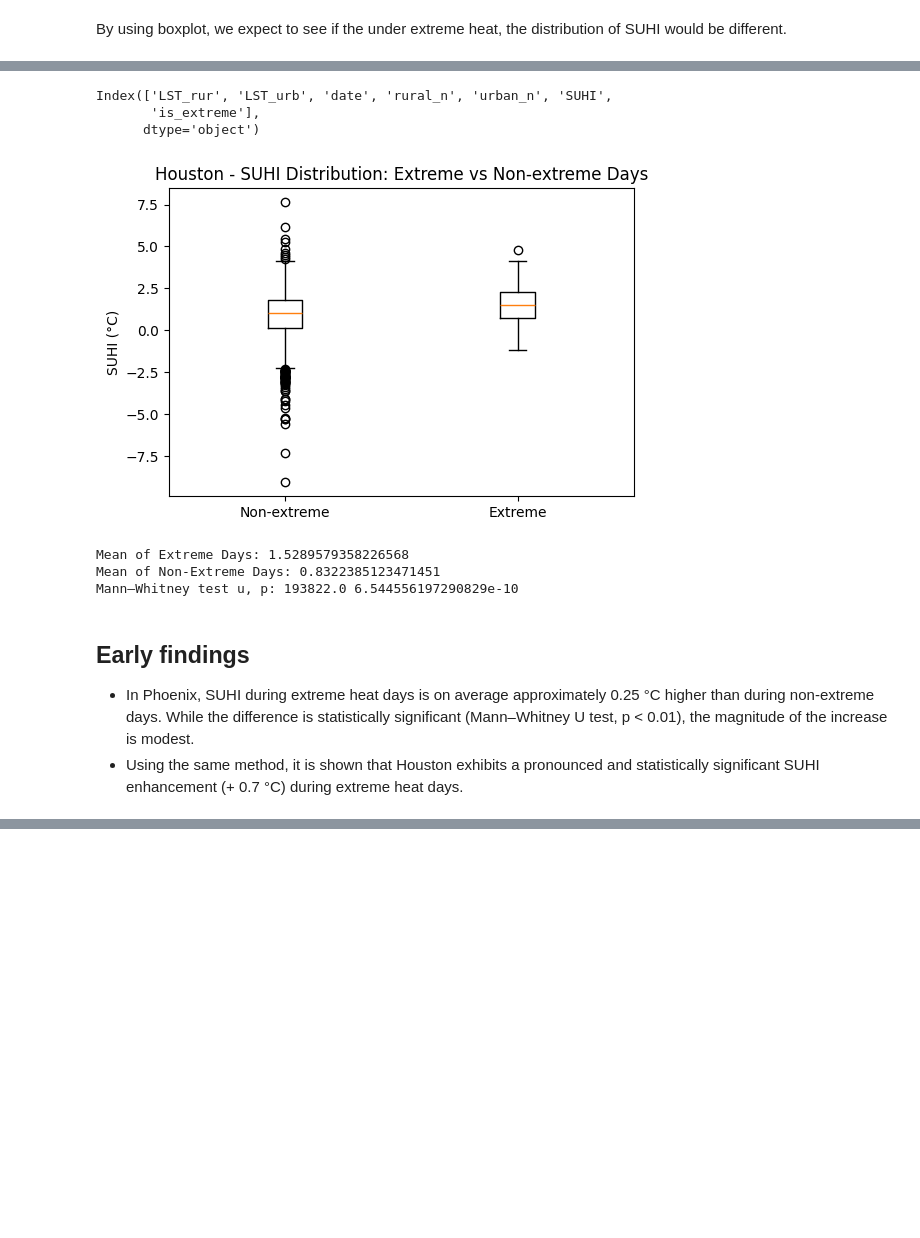
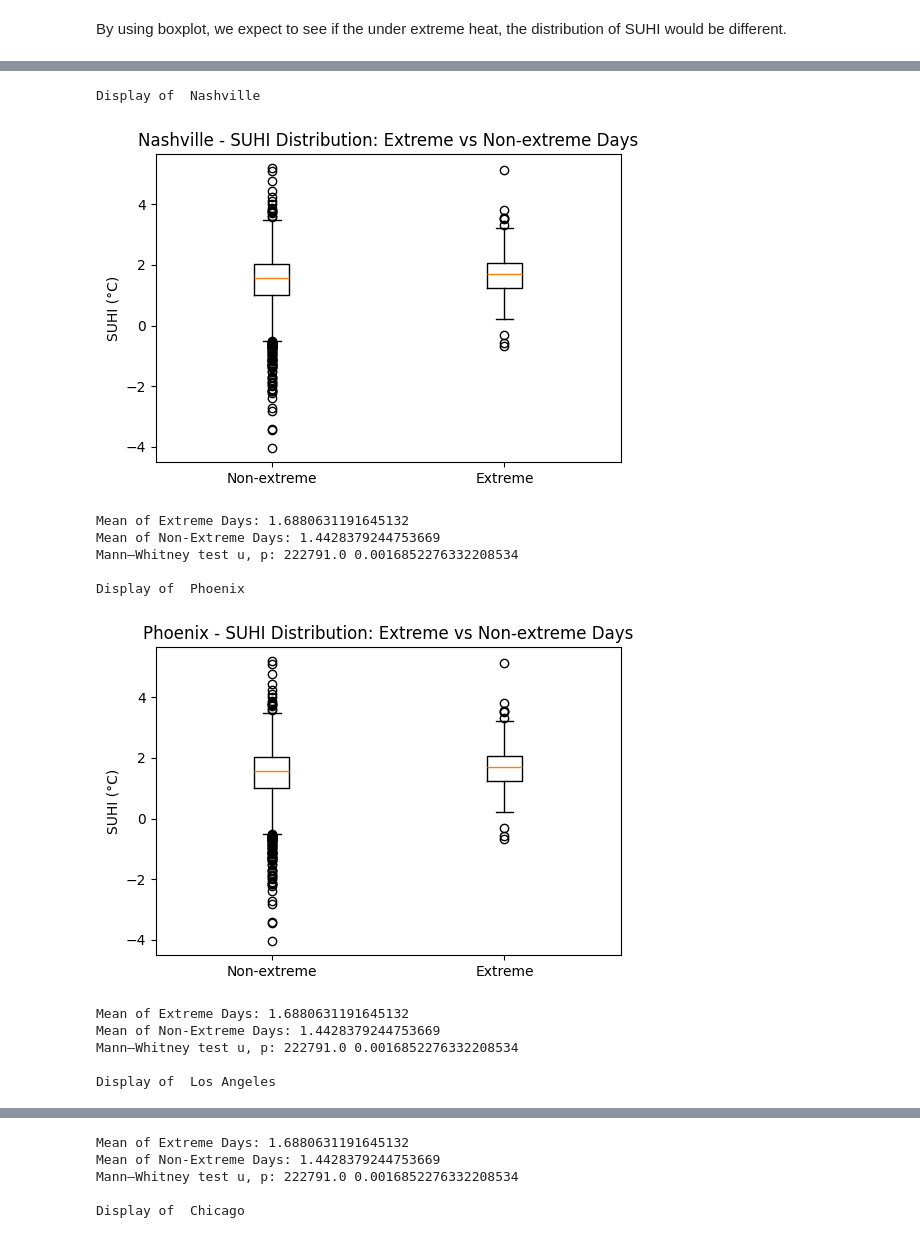
Before and after one commit to cchen744/uhi-extreme-heat-response, a Jupyter notebook: notebooks/02_uhi_extreme_heat_response.ipynb, the cells around one changed output, grey strips where cells are left out. Cells and saved outputs as stored; diff of their text form; code cells hidden in the pictures; blank space fills up the shorter version.

Commit message:
UPDATE: added plotting and stat testing function

```diff
--- a/notebooks/02_uhi_extreme_heat_response.ipynb
+++ b/notebooks/02_uhi_extreme_heat_response.ipynb
@@ -129,46 +139,17 @@ Mann–Whitney test u, p: 222791.0 0.0016852276332208534
-# %%
-# Boxplot - Houston
-houston_df = pd.read_csv('/content/data/cities/Houston_daily_suhi.csv')
-print(houston_df.columns)
-houston_df.head()
-
-
-suhi_non = houston_df.loc[houston_df["is_extreme"] == 0, "SUHI"]
-suhi_ext = houston_df.loc[houston_df["is_extreme"] == 1, "SUHI"]
-
-plt.figure(figsize=(6,4))
-plt.boxplot(
-    [suhi_non, suhi_ext],
-    labels=["Non-extreme", "Extreme"],
-    showfliers=True
-)
-plt.ylabel("SUHI (°C)")
-plt.title("Houston - SUHI Distribution: Extreme vs Non-extreme Days")
-plt.show()
-
-mean_ext = suhi_ext.mean()
-mean_non = suhi_non.mean()
-delta = mean_ext - mean_non
-print("Mean of Extreme Days:", mean_ext)
-print("Mean of Non-Extreme Days:", mean_non)
-
-# Mann–Whitney test: check statistical significance
-u, p = mannwhitneyu(
-    suhi_ext,
-    suhi_non,
-    alternative="greater"
-)
-
-print("Mann–Whitney test u, p:", float(u), float(p))
-# %% [output]
-Index(['LST_rur', 'LST_urb', 'date', 'rural_n', 'urban_n', 'SUHI',
-       'is_extreme'],
-      dtype='object')
-[figure, removed]
-Mean of Extreme Days: 1.5289579358226568
-Mean of Non-Extreme Days: 0.8322385123471451
-Mann–Whitney test u, p: 193822.0 6.544556197290829e-10
-# %% [markdown]
-## Early findings
-- In Phoenix, SUHI during extreme heat days is on average approximately 0.25 °C higher than during non-extreme days. While the difference is statistically significant (Mann–Whitney U test, p < 0.01), the magnitude of the increase is modest.
-- Using the same method, it is shown that Houston exhibits a pronounced and statistically significant SUHI enhancement (+ 0.7 °C) during extreme heat days.
+# %%
+for path in os.listdir('/content/data/cities'):
+  plot_uhi_extreme_test('/content/data/cities/'+path)
+# %% [output]
+Display of  Nashville
+[figure, added]
+Mean of Extreme Days: 1.6880631191645132
+Mean of Non-Extreme Days: 1.4428379244753669
+Mann–Whitney test u, p: 222791.0 0.0016852276332208534
+
+Display of  Phoenix
+[figure, added]
+Mean of Extreme Days: 1.6880631191645132
+Mean of Non-Extreme Days: 1.4428379244753669
+Mann–Whitney test u, p: 222791.0 0.0016852276332208534
+
+Display of  Los Angeles
@@ -174,0 +157,5 @@ Mann–Whitney test u, p: 193822.0 6.544556197290829e-10
+Mean of Extreme Days: 1.6880631191645132
+Mean of Non-Extreme Days: 1.4428379244753669
+Mann–Whitney test u, p: 222791.0 0.0016852276332208534
+
+Display of  Chicago
```
Also changed, not shown: parts of 6 cells of this notebook.
